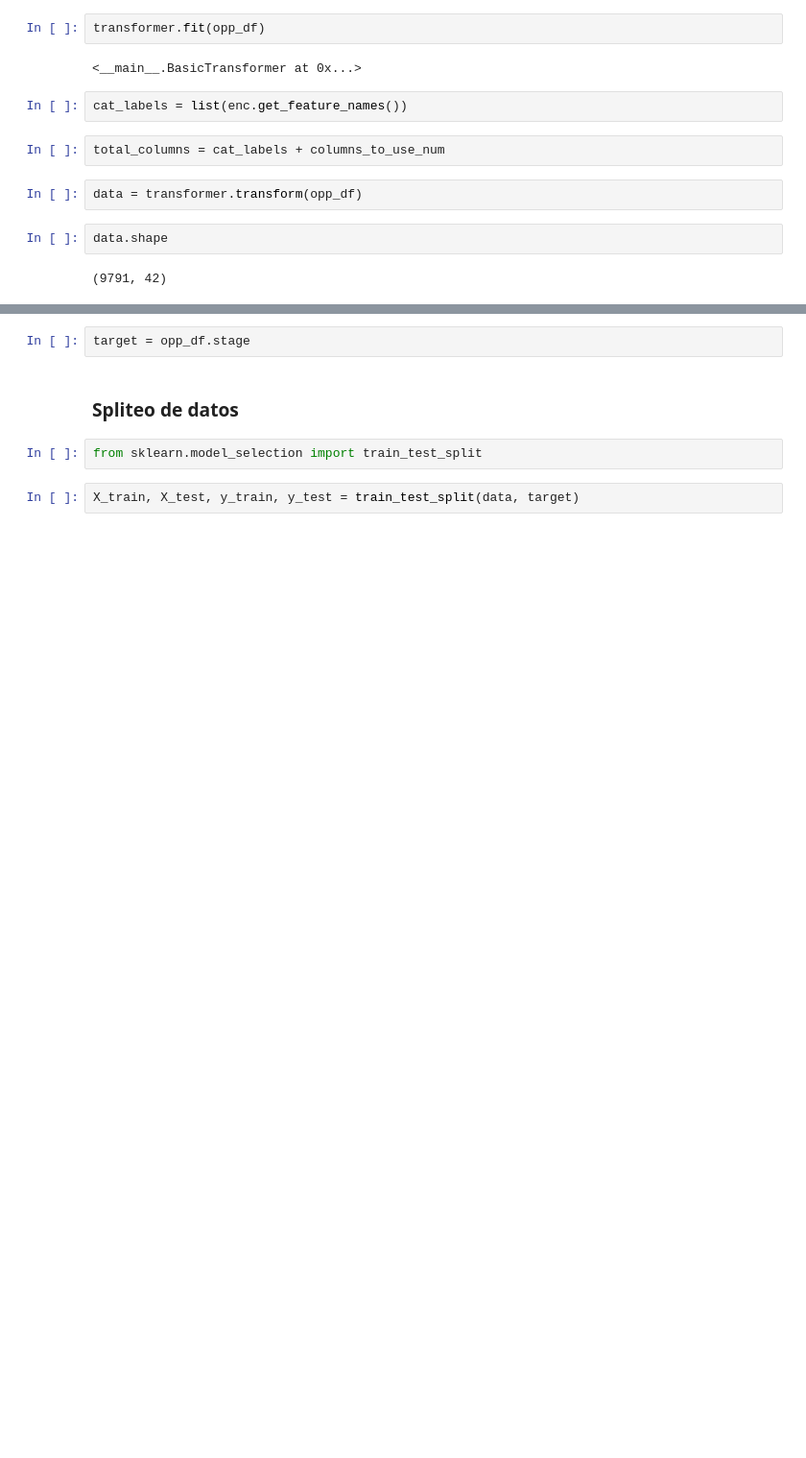
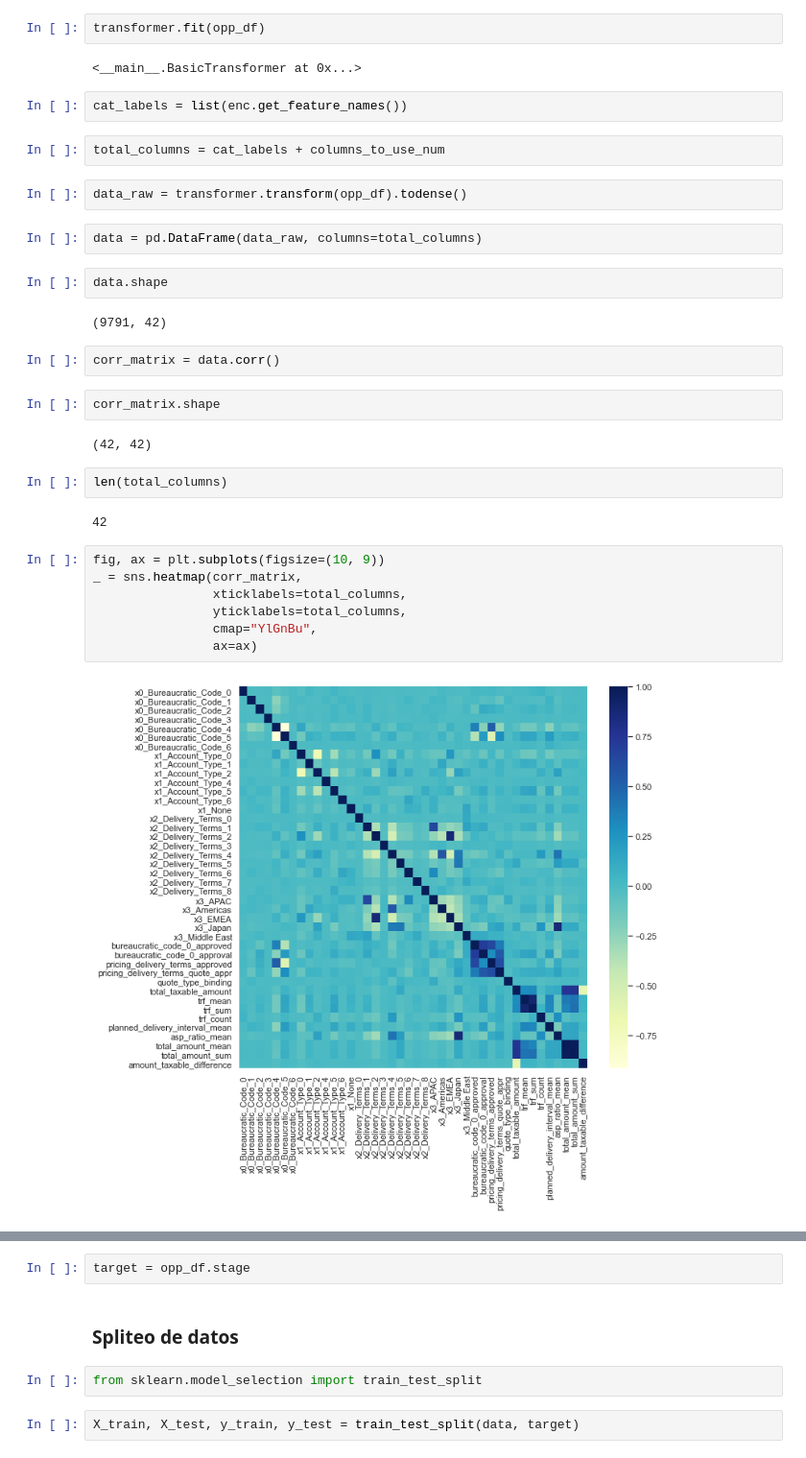
Before and after one commit to moreover22/datos, a Jupyter notebook: notebooks/TP-datos.ipynb, the cells around one changed output, grey strips where cells are left out. Shown at 96% size. Saved outputs shown, nothing was run; the diff lists cells and outputs as text; blank space fills up the shorter version.

```diff
--- a/notebooks/TP-datos.ipynb
+++ b/notebooks/TP-datos.ipynb
@@ -1210,8 +1211,29 @@ cat_labels = list(enc.get_feature_names())
 # %%
 total_columns = cat_labels + columns_to_use_num
 # %%
-data = transformer.transform(opp_df)
+data_raw = transformer.transform(opp_df).todense()
+# %%
+data = pd.DataFrame(data_raw, columns=total_columns)
 # %%
 data.shape
 # %% [output]
 (9791, 42)
+# %%
+corr_matrix = data.corr()
+# %%
+corr_matrix.shape
+# %% [output]
+(42, 42)
+# %%
+len(total_columns)
+# %% [output]
+42
+# %%
+fig, ax = plt.subplots(figsize=(10, 9))
+_ = sns.heatmap(corr_matrix,
+                xticklabels=total_columns,
+                yticklabels=total_columns,
+                cmap="YlGnBu",
+                ax=ax)
+# %% [output]
+[figure, added]
```
Also changed, not shown: parts of 81 cells of this notebook, 6 other files.
